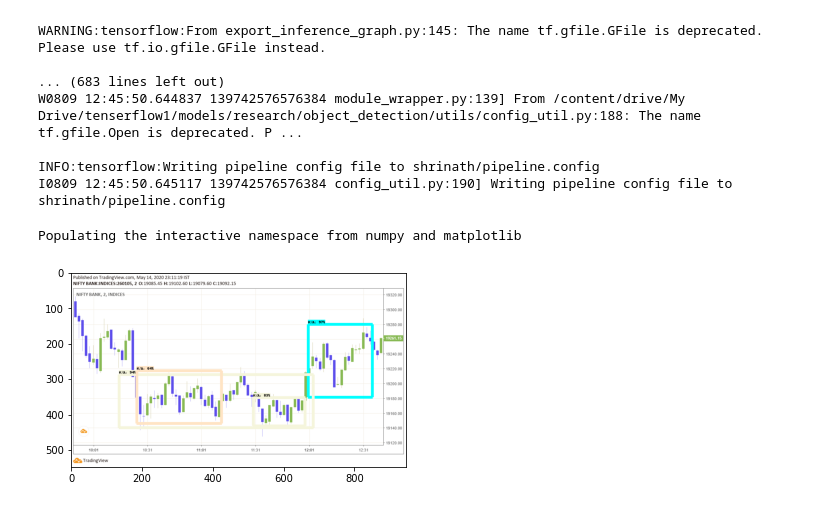
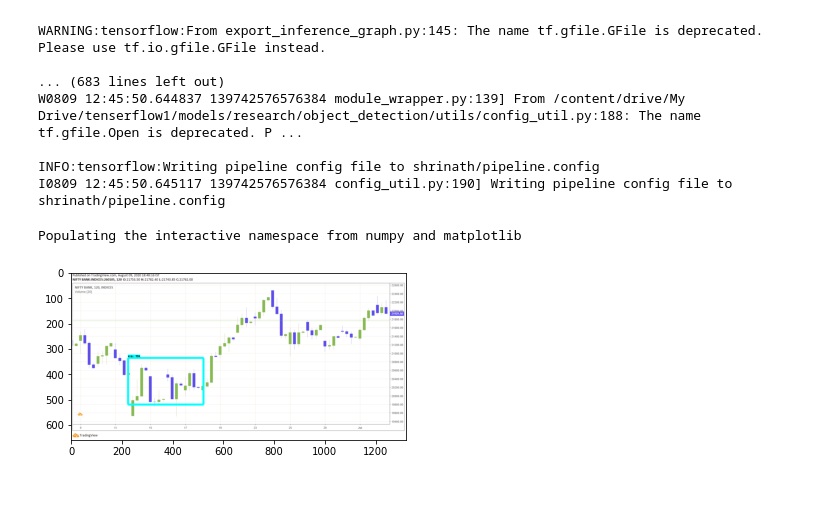
Before and after one commit to 9834703848/STOCK-CHART-PATTERN-USING-COMPUTER-VISION, a Jupyter notebook: Untitled39.ipynb, the cells around one changed output. Cells and saved outputs as stored; diff of their text form; code cells hidden in the pictures.

```diff
--- a/Untitled39.ipynb
+++ b/Untitled39.ipynb
@@ -218,7 +218,7 @@ from utils import visualization_utils as vis_util
 
 # Name of the directory containing the object detection module we're using
 MODEL_NAME = 'shrinath'
-IMAGE_NAME = '/content/0qk61ukD.png'
+IMAGE_NAME = '/content/my.png'
 
 # Grab path to current working directory
 CWD_PATH = os.getcwd()
@@ -292,34 +292,34 @@ vis_util.visualize_boxes_and_labels_on_image_array(
     np.squeeze(boxes),
     np.squeeze(classes).astype(np.int32),
     np.squeeze(scores),
     category_index,
     use_normalized_coordinates=True,
     line_thickness=8,
     min_score_thresh=0.60)
 
 # All the results have been drawn on image. Now display the image.
 #cv2.imshow('Object detector', image)
 
 # Press any key to close the image
 #cv2.waitKey(0)
 
 # Clean up
 #cv2.destroyAllWindows()
 
 
 # load image using cv2....and do processing.
 #plt.imshow(cv2.cvtColor(image, cv2.COLOR_BGR2RGB))
 # as opencv loads in BGR format by default, we want to show it in RGB.
 #plt.show()
 %pylab inline
 import matplotlib.pyplot as plt
 import matplotlib.image as mpimg
 #img=mpimg.imread('your_image.png')
 imgplot = plt.imshow(image)
 plt.show()
 # %% [output]
 Populating the interactive namespace from numpy and matplotlib
-[figure, old version]
+[figure, new version]
 # %%
 me = "python_finance_api"
 import plotly.graph_objs as go
```
